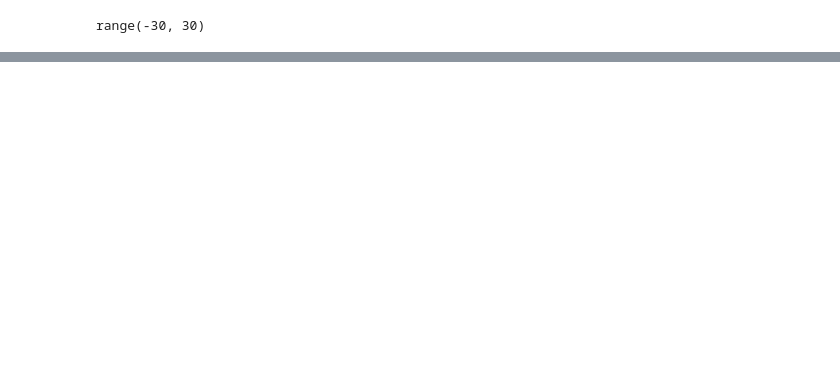
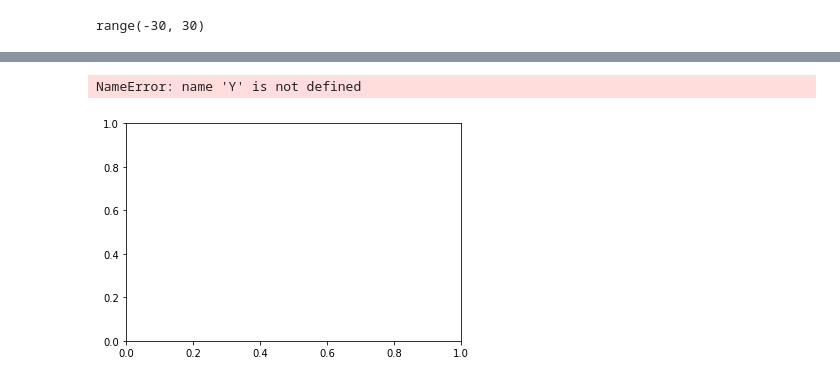
Before and after one commit to CiTRuS93/Signals-and-Systems-Course, a Jupyter notebook: hadar's send box.ipynb, the cells around one changed output, grey strips where cells are left out. Saved outputs shown, nothing was run; the diff lists cells and outputs as text; code cells hidden in the pictures; blank space fills up the shorter version.

```diff
--- a/hadar's send box.ipynb
+++ b/hadar's send box.ipynb
@@ -390,0 +413,14 @@ ax.stem(k,C0)
+# %%
+t = np.linspace(0, 4*np.pi, 500)
+
+w0 = 0.2*np.pi
+tr = lambda x: max((w0-abs(x))/w0,0)
+N=10
+M=2
+ak = lambda k: np.sin((2*np.pi*k/N)*(M+0.5))/(N*np.sin((2*np.pi*k)/(2*N))) if k%N!=0 else (2*M+1)/N
+k = np.array(range(-10,11))
+fig, ax = plt.subplots()
+ax.plot(t/np.pi,Y)
+# %% [output]
+NameError: name 'Y' is not defined
+[figure, added]
```
Also changed, not shown: parts of 9 cells of this notebook, 1 other file.
